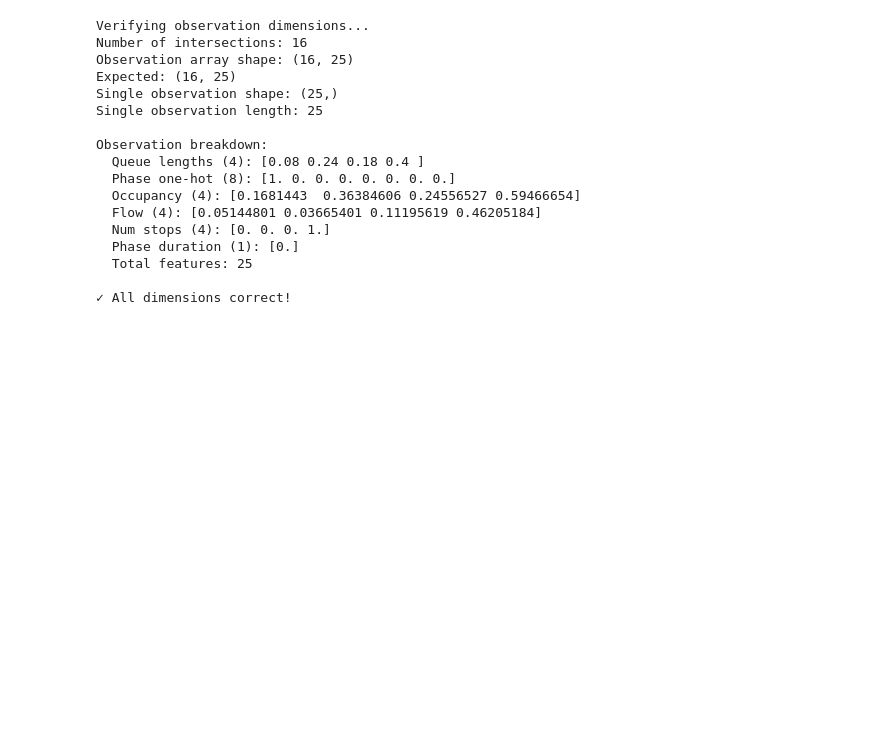
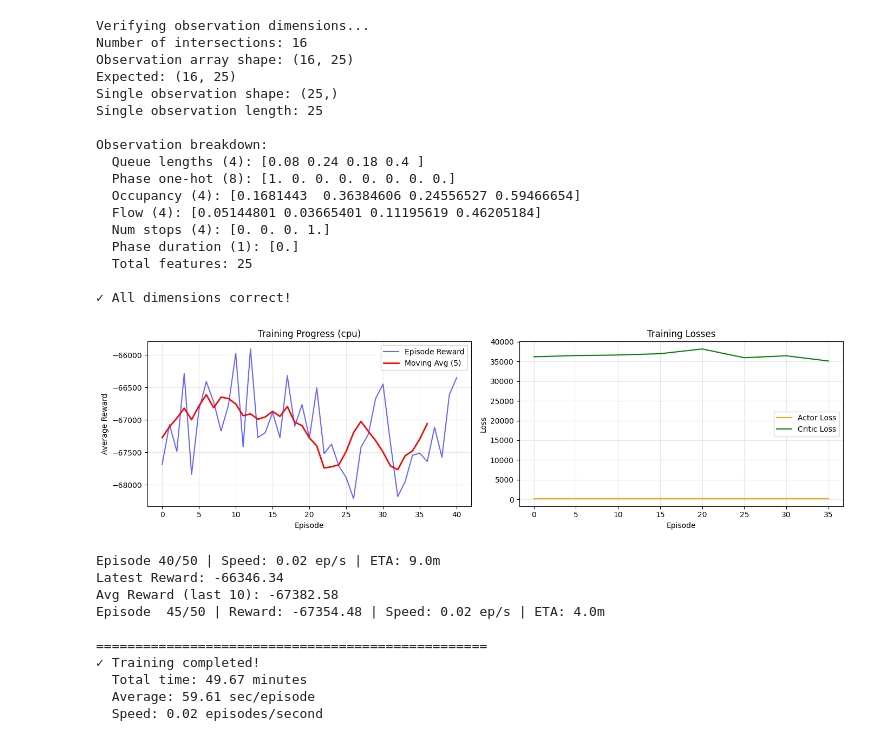
Before and after one commit to SiluniKeerthiratne/rt-repo, a Jupyter notebook: script.ipynb, the cells around one changed output. Cells and saved outputs as stored; diff of their text form; code cells hidden in the pictures; blank space fills up the shorter version.

```diff
--- a/script.ipynb
+++ b/script.ipynb
@@ -867,3 +991,23 @@ Observation breakdown:
   Total features: 25
 
 ✓ All dimensions correct!
+# %%
+# Try CPU first - should finish in 2-4 minutes
+model_cpu, trainer_cpu, rewards_cpu = train_xlight_optimized(
+    n_episodes=50,
+    update_interval=5,
+    plot_live=True,
+    use_gpu=False  # Use CPU
+)
+# %% [output]
+[figure, added]
+Episode 40/50 | Speed: 0.02 ep/s | ETA: 9.0m
+Latest Reward: -66346.34
+Avg Reward (last 10): -67382.58
+Episode  45/50 | Reward: -67354.48 | Speed: 0.02 ep/s | ETA: 4.0m
+
+==================================================
+✓ Training completed!
+  Total time: 49.67 minutes
+  Average: 59.61 sec/episode
+  Speed: 0.02 episodes/second
```
Also changed, not shown: parts of 6 cells of this notebook.
